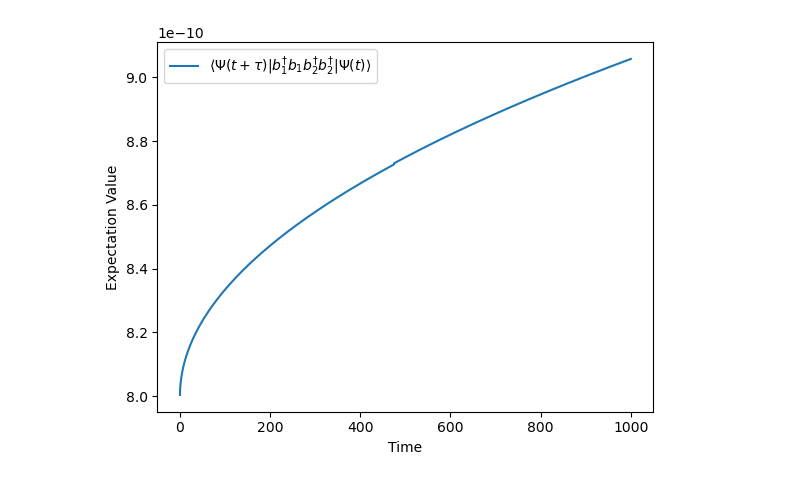
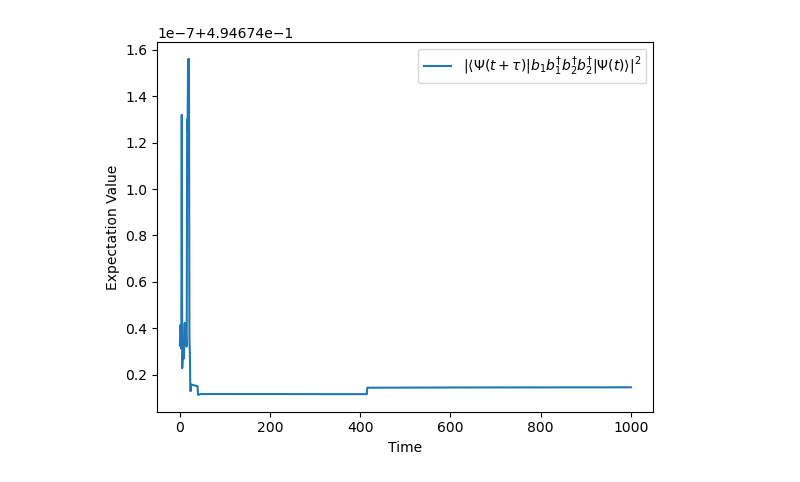
Before and after one commit to Gshilong/shilong, a Jupyter notebook: 代码CHO/1-3.ipynb, the cells around one changed output. Drawn from its saved outputs; the diff is of its cells as text; code cells hidden in the pictures.

```diff
--- a/代码CHO/1-3.ipynb
+++ b/代码CHO/1-3.ipynb
@@ -79,18 +90,25 @@ plt.show()
 # %%
+psi0_3 = tensor(basis(N, 1), basis(N, 0))
+
 # 定义时间范围和时间间隔
-t_list3 = np.linspace(0, 1000, 10**4) # 时间范围
-tau3 = 0.0001  # 时间间隔
+t_list3 = np.linspace(0, 1000, 100000) # 时间范围
+tau3 = 0.1  # 时间间隔
+
 # 计算随时间演化的期望值
 expectation_values3 = []
+possibility3 = []
 
 for t3 in t_list3:
-    result = mesolve(H, psi0, [t3, t3 + tau3], [b1.dag() * b1 * b2.dag() * b2.dag()])
-    Ψ_t_plus_tau3 = result.states[-1]
-    expectation_value3 = expect(Q3, Ψ_t_plus_tau3)
-    expectation_values3.append(expectation_value3)
+    times3 = [t3,t3+tau3]
+    result = sesolve(H, psi0_3, times3, [])
+    Psi_t3_plus_tau3 = result.states[1]
+    Psi_t3 = result.states[0]
+    expectation_value3 = Psi_t3_plus_tau3.dag() * Q3 * Psi_t3
+    # expectation_values1.append(expectation_value1)
+    possibility3.append(np.vdot(expectation_value3,expectation_value3))
 
 # 绘制结果
-plt.plot(t_list3, expectation_values3, label=r'$\langle Ψ(t+\tau) | b_1^{\dagger}b_1b_2^{\dagger}b_2^{\dagger} | Ψ(t) \rangle$')
+plt.plot(t_list3, possibility3, label=r'$|\langle Ψ(t+\tau) | b_1^{\dagger}b_1b_2^{\dagger}b_2^{\dagger} | Ψ(t) \rangle|^2$')
 plt.xlabel('Time')
 plt.ylabel('Expectation Value')
 plt.legend()
@@ -100,21 +118,28 @@ plt.show()
 # %%
+psi0_4 = tensor(basis(N, 1), basis(N, 0))
+
 # 定义时间范围和时间间隔
-t_list4 = np.linspace(0, 1000, 10**4) # 时间范围
-tau4 = 0.0001  # 时间间隔
+t_list4 = np.linspace(0, 1000, 100000) # 时间范围
+tau4 = 0.1  # 时间间隔
+
 # 计算随时间演化的期望值
 expectation_values4 = []
+possibility4 = []
 
 for t4 in t_list4:
-    result = mesolve(H, psi0, [t4, t4 + tau4], [b1 * b1.dag() * b2.dag() * b2.dag()])
-    Ψ_t_plus_tau4 = result.states[-1]
-    expectation_value4 = expect(Q4, Ψ_t_plus_tau4)
+    times4 = [t4,t4+tau4]
+    result = sesolve(H, psi0_4, times4, [])
+    Psi_t4_plus_tau4 = result.states[1]
+    Psi_t4 = result.states[0]
+    expectation_value4 = Psi_t4_plus_tau4.dag() * Q4 * Psi_t4
     expectation_values4.append(expectation_value4)
+    possibility4.append(np.vdot(expectation_value4,expectation_value4))
 
 # 绘制结果
-plt.plot(t_list4, expectation_values3, label=r'$\langle Ψ(t+\tau) | b_1^{\dagger}b_1b_2^{\dagger}b_2^{\dagger} | Ψ(t) \rangle$')
+plt.plot(t_list4, possibility4, label=r'$|\langle Ψ(t+\tau) | b_1b_1^{\dagger}b_2^{\dagger}b_2^{\dagger} | Ψ(t) \rangle|^2$')
 plt.xlabel('Time')
 plt.ylabel('Expectation Value')
 plt.legend()
 plt.show()
 # %% [output]
-[figure, old version]
+[figure, new version]
```
Also changed, not shown: parts of 4 cells of this notebook, 1 other file.
